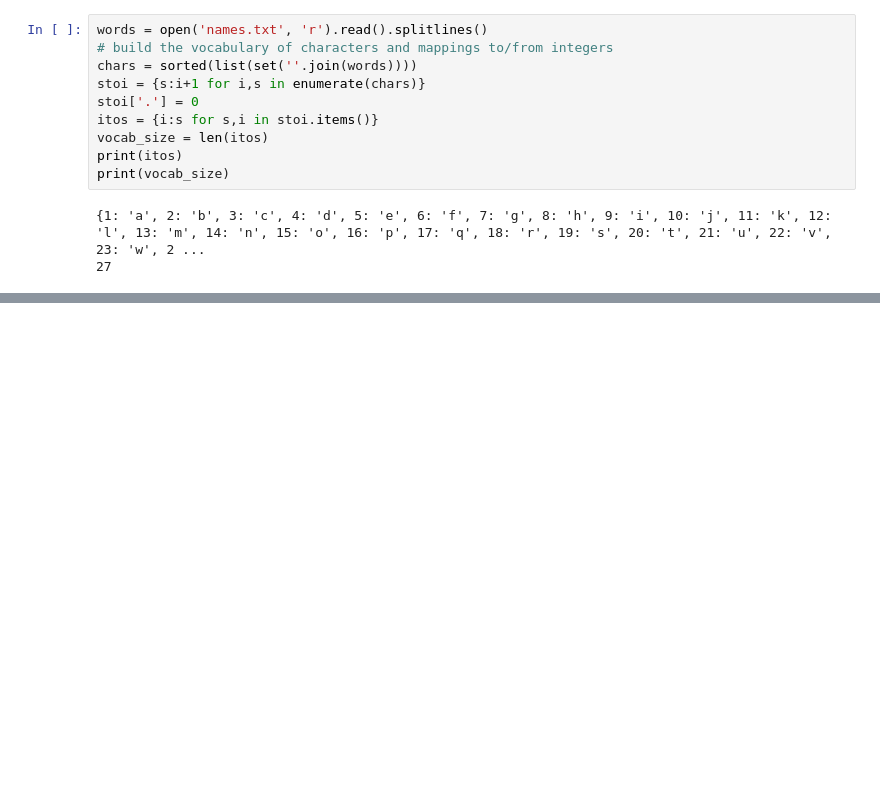
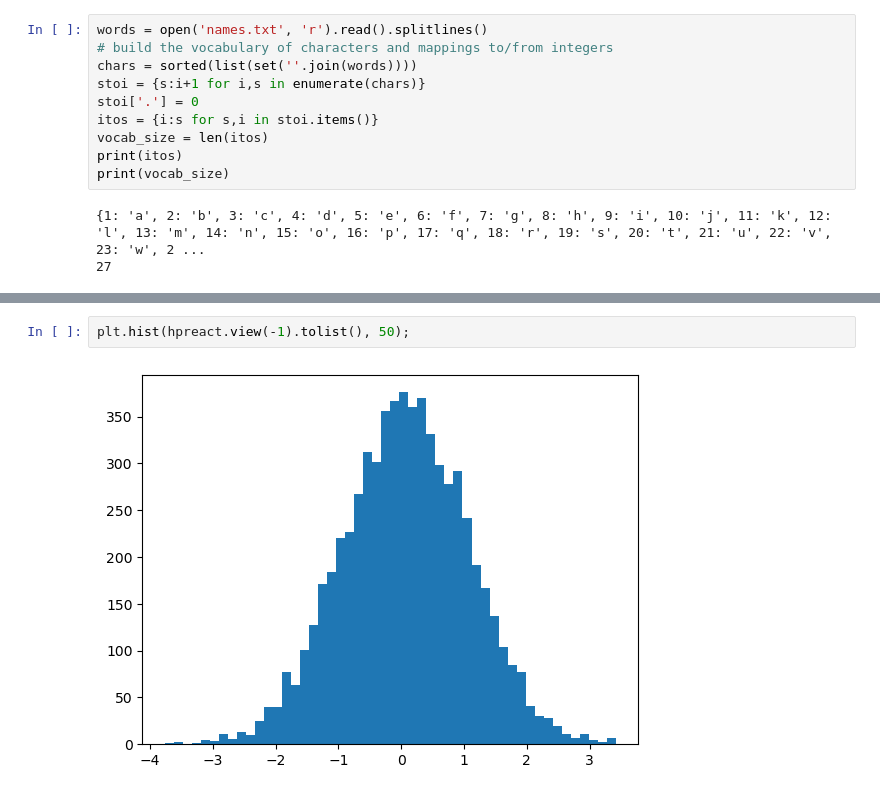
Before and after one commit to antonvasin/nn-zero-hero-solutions, a Jupyter notebook: makemore3.ipynb, the cells around one changed output, grey strips where cells are left out. Drawn from its saved outputs; the diff is of its cells as text; blank space fills up the shorter version.

```diff
--- a/makemore3.ipynb
+++ b/makemore3.ipynb
@@ -124,0 +129,4 @@ for i in range(max_steps):
+# %%
+plt.hist(hpreact.view(-1).tolist(), 50);
+# %% [output]
+[figure, added]
```
Also changed, not shown: parts of 9 cells of this notebook.
